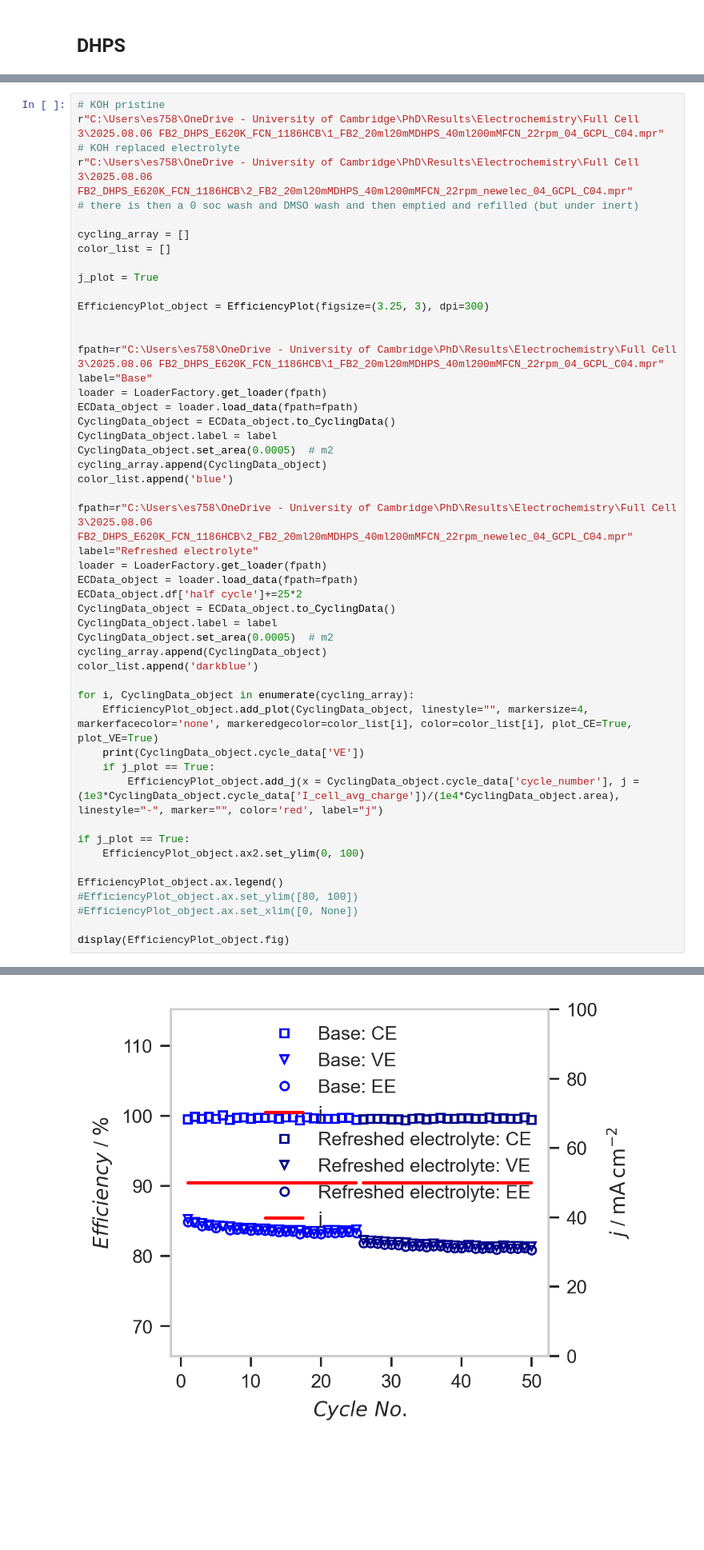
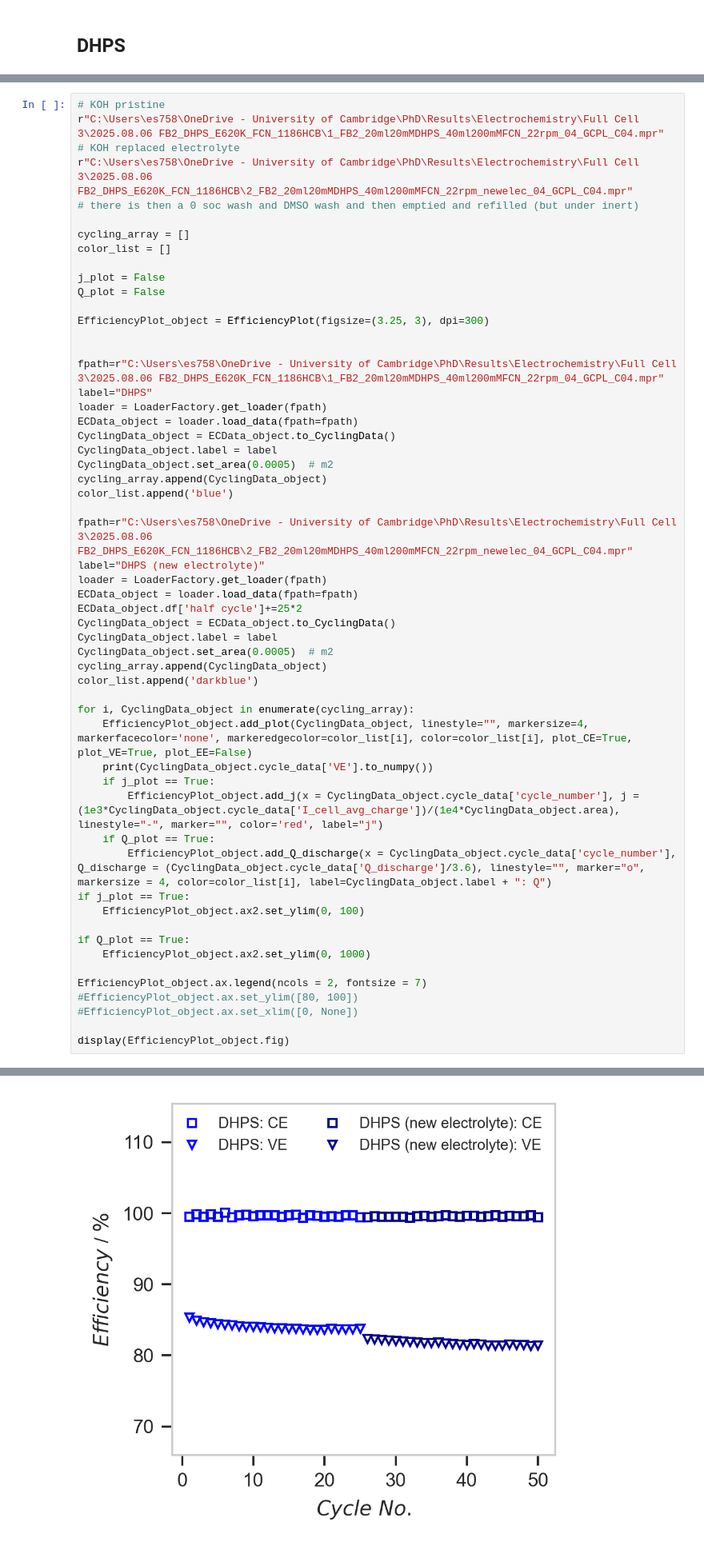
Before and after one commit to ESaundersNano/redoxED, a Jupyter notebook: notebooks/00Z_degradation.ipynb, the cells around one changed output, grey strips where cells are left out. Shown: that part at 80% size. Cells and saved outputs as stored; diff of their text form; blank space fills up the shorter version.

```diff
--- a/notebooks/00Z_degradation.ipynb
+++ b/notebooks/00Z_degradation.ipynb
@@ -137,13 +251,14 @@ r"C:\Users\es758\OneDrive - University of Cambridge\PhD\Results\Electrochemistry
 cycling_array = []
 color_list = []
 
-j_plot = True
+j_plot = False
+Q_plot = False
 
 EfficiencyPlot_object = EfficiencyPlot(figsize=(3.25, 3), dpi=300)
 
 
 fpath=r"C:\Users\es758\OneDrive - University of Cambridge\PhD\Results\Electrochemistry\Full Cell 3\2025.08.06 FB2_DHPS_E620K_FCN_1186HCB\1_FB2_20ml20mMDHPS_40ml200mMFCN_22rpm_04_GCPL_C04.mpr"
-label="Base"
+label="DHPS"
 loader = LoaderFactory.get_loader(fpath)
 ECData_object = loader.load_data(fpath=fpath)
 CyclingData_object = ECData_object.to_CyclingData()
@@ -153,7 +268,7 @@ cycling_array.append(CyclingData_object)
 color_list.append('blue')
 
 fpath=r"C:\Users\es758\OneDrive - University of Cambridge\PhD\Results\Electrochemistry\Full Cell 3\2025.08.06 FB2_DHPS_E620K_FCN_1186HCB\2_FB2_20ml20mMDHPS_40ml200mMFCN_22rpm_newelec_04_GCPL_C04.mpr"
-label="Refreshed electrolyte"
+label="DHPS (new electrolyte)"
 loader = LoaderFactory.get_loader(fpath)
 ECData_object = loader.load_data(fpath=fpath)
 ECData_object.df['half cycle']+=25*2
@@ -164,15 +279,19 @@ cycling_array.append(CyclingData_object)
 color_list.append('darkblue')
 
 for i, CyclingData_object in enumerate(cycling_array):
-    EfficiencyPlot_object.add_plot(CyclingData_object, linestyle="", markersize=4, markerfacecolor='none', markeredgecolor=color_list[i], color=color_list[i], plot_CE=True, plot_VE=True)
-    print(CyclingData_object.cycle_data['VE'])
+    EfficiencyPlot_object.add_plot(CyclingData_object, linestyle="", markersize=4, markerfacecolor='none', markeredgecolor=color_list[i], color=color_list[i], plot_CE=True, plot_VE=True, plot_EE=False)
+    print(CyclingData_object.cycle_data['VE'].to_numpy())
     if j_plot == True:
         EfficiencyPlot_object.add_j(x = CyclingData_object.cycle_data['cycle_number'], j = (1e3*CyclingData_object.cycle_data['I_cell_avg_charge'])/(1e4*CyclingData_object.area), linestyle="-", marker="", color='red', label="j")
-
+    if Q_plot == True:
+        EfficiencyPlot_object.add_Q_discharge(x = CyclingData_object.cycle_data['cycle_number'], Q_discharge = (CyclingData_object.cycle_data['Q_discharge']/3.6), linestyle="", marker="o", markersize = 4, color=color_list[i], label=CyclingData_object.label + ": Q")
 if j_plot == True:
     EfficiencyPlot_object.ax2.set_ylim(0, 100)
 
-EfficiencyPlot_object.ax.legend()
+if Q_plot == True:
+    EfficiencyPlot_object.ax2.set_ylim(0, 1000)
+
+EfficiencyPlot_object.ax.legend(ncols = 2, fontsize = 7)
 #EfficiencyPlot_object.ax.set_ylim([80, 100])
 #EfficiencyPlot_object.ax.set_xlim([0, None])
 
@@ -198 +310 @@ Name: VE, dtype: float64
-[figure, old version]
+[figure, new version]
```
Also changed, not shown: parts of 14 cells of this notebook, 4 other files.
